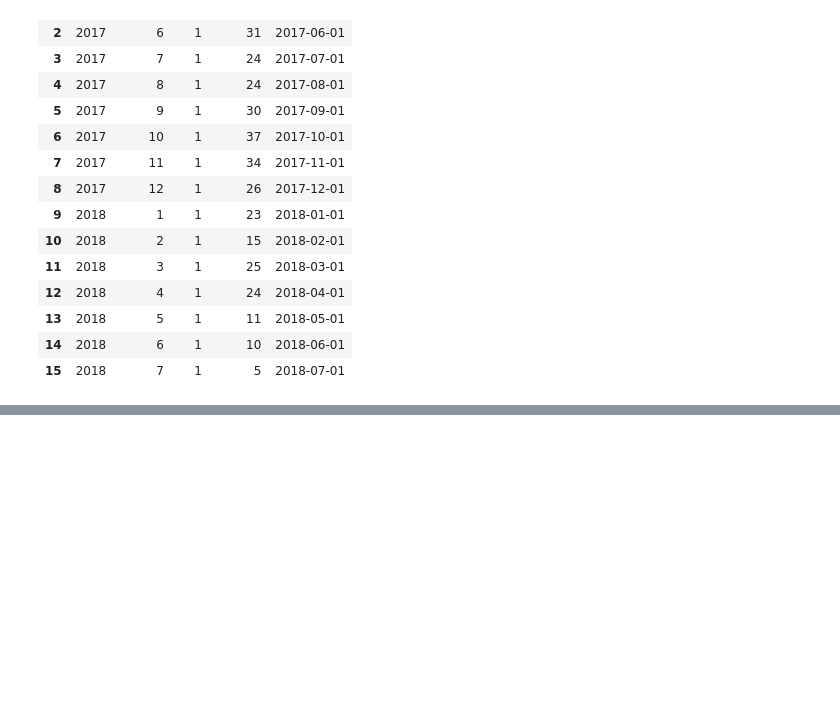
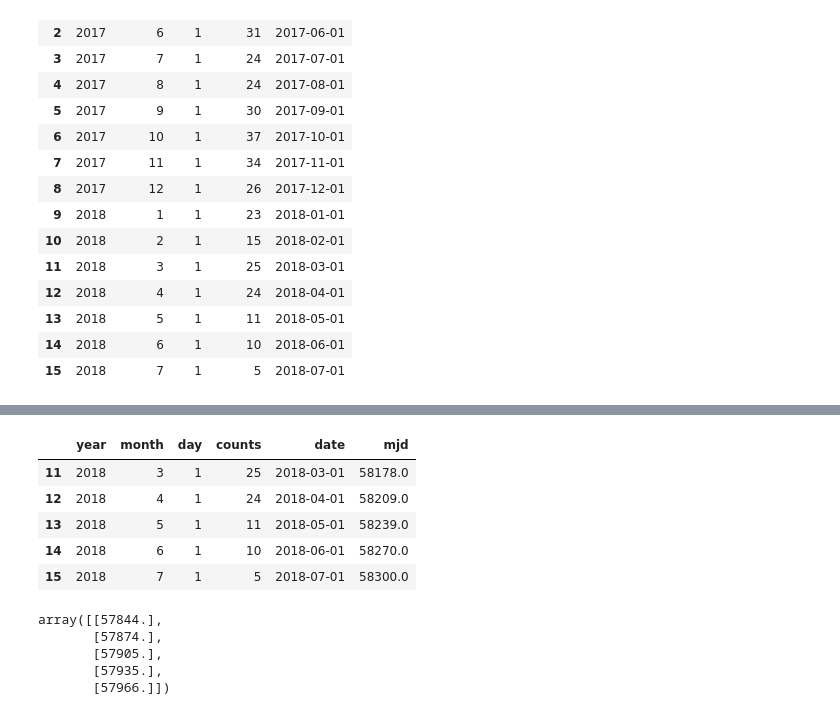
Before and after one commit to guoqi228/amazon_scraping_prototype, a Jupyter notebook: web_scraping_try2.ipynb, the cells around one changed output, grey strips where cells are left out. Saved outputs shown, nothing was run; the diff lists cells and outputs as text; code cells hidden in the pictures; blank space fills up the shorter version.

Commit message:
add polynomial prediction

```diff
--- a/web_scraping_try2.ipynb
+++ b/web_scraping_try2.ipynb
@@ -398,0 +417,27 @@ HTML(html_pygal.format(pygal_render=monthly_review_series.render(is_unicode=True
+# %%
+def date_to_mjd(year,month,day):
+
+    if month == 1 or month == 2:
+        yearp = year - 1
+        monthp = month + 12
+    else:
+        yearp = year
+        monthp = month
+    # this checks where we are in relation to October 15, 1582, the beginning
+    # of the Gregorian calendar.
+    if ((year < 1582) or
+        (year == 1582 and month < 10) or
+        (year == 1582 and month == 10 and day < 15)):
+        # before start of Gregorian calendar
+        B = 0
+    else:
+        # after start of Gregorian calendar
+        A = math.trunc(yearp / 100.)
+        B = 2 - A + math.trunc(A / 4.)
+    if yearp < 0:
+        C = math.trunc((365.25 * yearp) - 0.75)
+    else:
+        C = math.trunc(365.25 * yearp)
+    D = math.trunc(30.6001 * (monthp + 1))
+    jd = B + C + D + day + 1720994.5
+    return jd - 2400000.5
@@ -398,0 +478,10 @@ HTML(html_pygal.format(pygal_render=monthly_review_series.render(is_unicode=True
+# %%
+monthly_reviews_counts['mjd'] = monthly_reviews_counts.apply(lambda monthly_reviews_counts: date_to_mjd(monthly_reviews_counts['year'], monthly_reviews_counts['month'], monthly_reviews_counts['day']), axis=1)
+monthly_reviews_counts.tail()
+# %% [output]
+|  | year | month | day | counts | date | mjd |
+| 11 | 2018 | 3 | 1 | 25 | 2018-03-01 | 58178.0 |
+| 12 | 2018 | 4 | 1 | 24 | 2018-04-01 | 58209.0 |
+| 13 | 2018 | 5 | 1 | 11 | 2018-05-01 | 58239.0 |
+| 14 | 2018 | 6 | 1 | 10 | 2018-06-01 | 58270.0 |
+| 15 | 2018 | 7 | 1 | 5 | 2018-07-01 | 58300.0 |
@@ -398,0 +494,12 @@ HTML(html_pygal.format(pygal_render=monthly_review_series.render(is_unicode=True
+# %%
+x_training = monthly_reviews_counts['mjd'].values.reshape(-1, 1)
+# get_poly = PolynomialFeatures(ploy_degree)
+# x_training_poly = get_poly.fit_transform(x_training)
+x_training[0 : 5]
+# poly = PolynomialFeatures(2)
+# %% [output]
+array([[57844.],
+       [57874.],
+       [57905.],
+       [57935.],
+       [57966.]])
```
Also changed, not shown: parts of 34 cells of this notebook, 1 other file.
